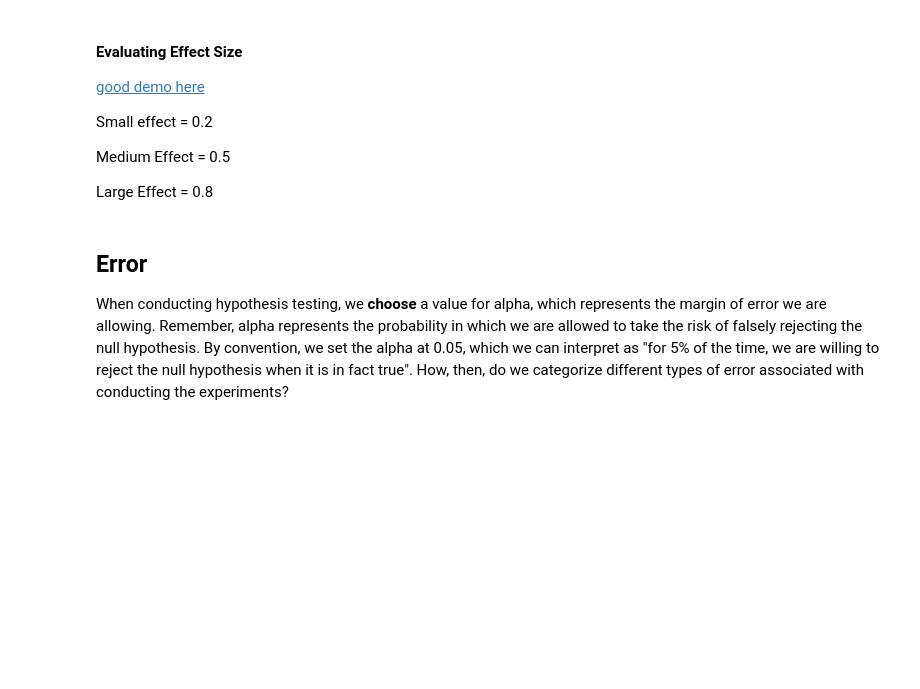
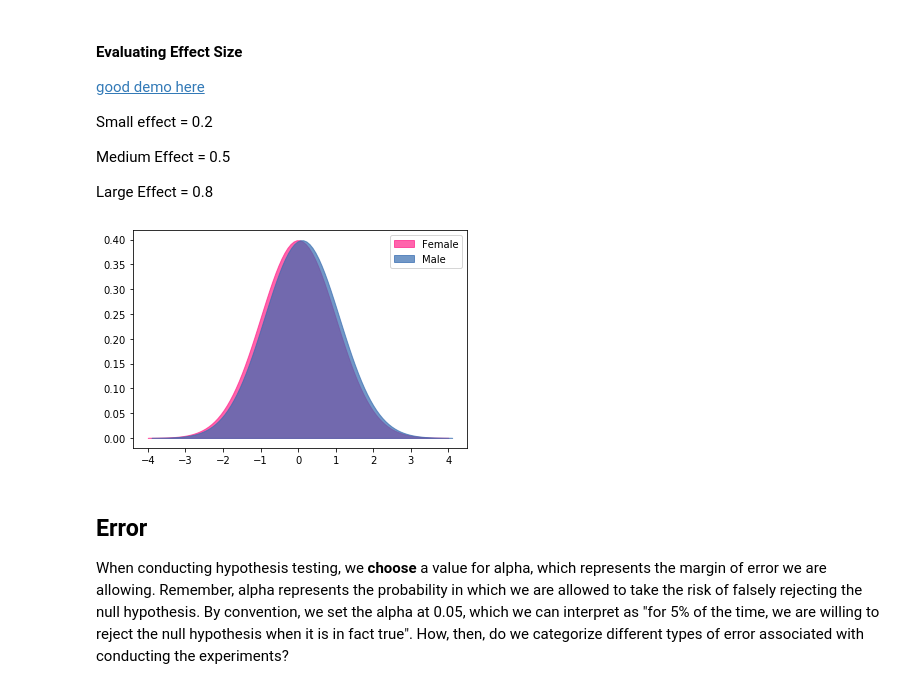
Before and after one commit to SlimHintz/A-B_Testing, a Jupyter notebook: A-B_Testing_Power_EffectSize.ipynb, the cells around one changed output. Cells and saved outputs as stored; diff of their text form; code cells hidden in the pictures; blank space fills up the shorter version.

```diff
--- a/A-B_Testing_Power_EffectSize.ipynb
+++ b/A-B_Testing_Power_EffectSize.ipynb
@@ -180,3 +187,7 @@ plot_pdfs(2)
+# %%
+plot_pdfs(0.1)
+# %% [output]
+[figure, added]
 # %% [markdown]
 ##  Error
 When conducting hypothesis testing, we __choose__ a value for alpha, which represents the margin of error we are allowing. Remember, alpha represents the probability in which we are allowed to take the risk of falsely rejecting the null hypothesis. By convention, we set the alpha at 0.05, which we can interpret as "for 5% of the time, we are willing to reject the null hypothesis when it is in fact true". How, then, do we categorize different types of error associated with conducting the experiments?
```
Also changed, not shown: parts of 23 cells of this notebook.
